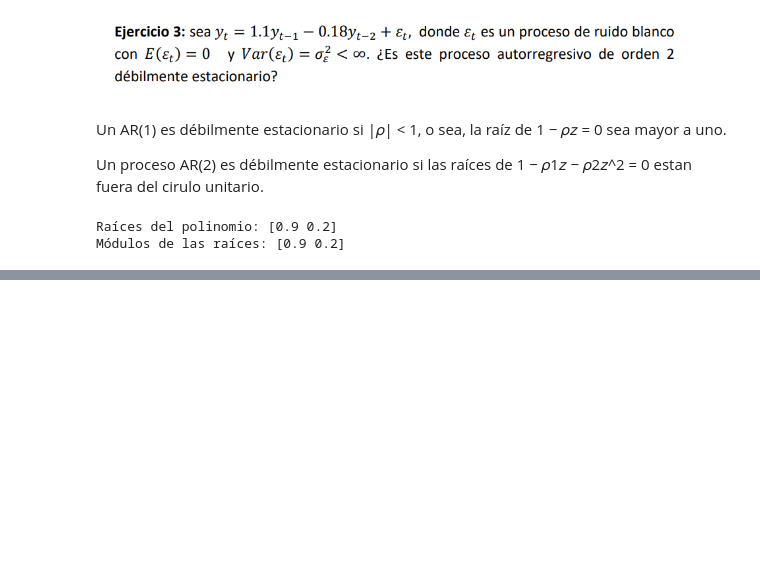
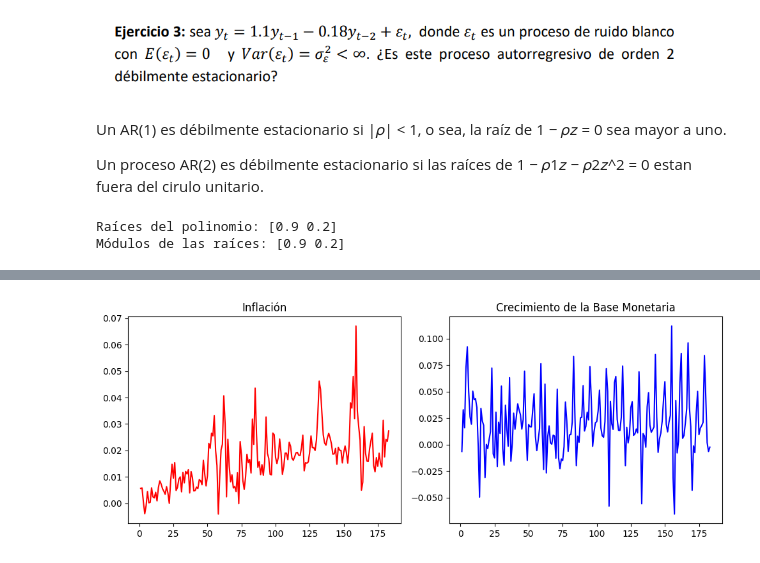
Before and after one commit to fedesanches/master_ia, a Jupyter notebook: modelos_estocasticos/_parcial.ipynb, the cells around one changed output, grey strips where cells are left out. Drawn from its saved outputs; the diff is of its cells as text; code cells hidden in the pictures; blank space fills up the shorter version.

```diff
--- a/modelos_estocasticos/parcial.ipynb
+++ b/modelos_estocasticos/_parcial.ipynb
@@ -347,3 +392,11 @@ Raíces del polinomio: [0.9 0.2]
 Módulos de las raíces: [0.9 0.2]
 # %% [markdown]
 ![image.png](attachment:image.png)
+# %%
+df = pd.read_excel('Precios_y_Dinero.xlsx', sheet_name='Hoja1', usecols='A:D')
+
+# Genero las columnas de inflacion y crec_m
+df["inflacion"] = df["IPC"] / df["IPC"].shift(1) - 1
+df["crec_m"] = df["M"] / df["M"].shift(1) - 1
+
+df.head()
@@ -349,0 +410,12 @@ Módulos de las raíces: [0.9 0.2]
+# %%
+fig, axes = plt.subplots(1, 2, figsize=(10, 4))
+
+axes[0].plot(df["inflacion"], color='red')
+axes[0].set_title("Inflación")
+axes[1].plot(df["crec_m"], color='blue')
+axes[1].set_title("Crecimiento de la Base Monetaria")
+
+plt.tight_layout()
+plt.show()
+# %% [output]
+[figure, added]
```
Also changed, not shown: parts of 26 cells of this notebook, 30 other files.
